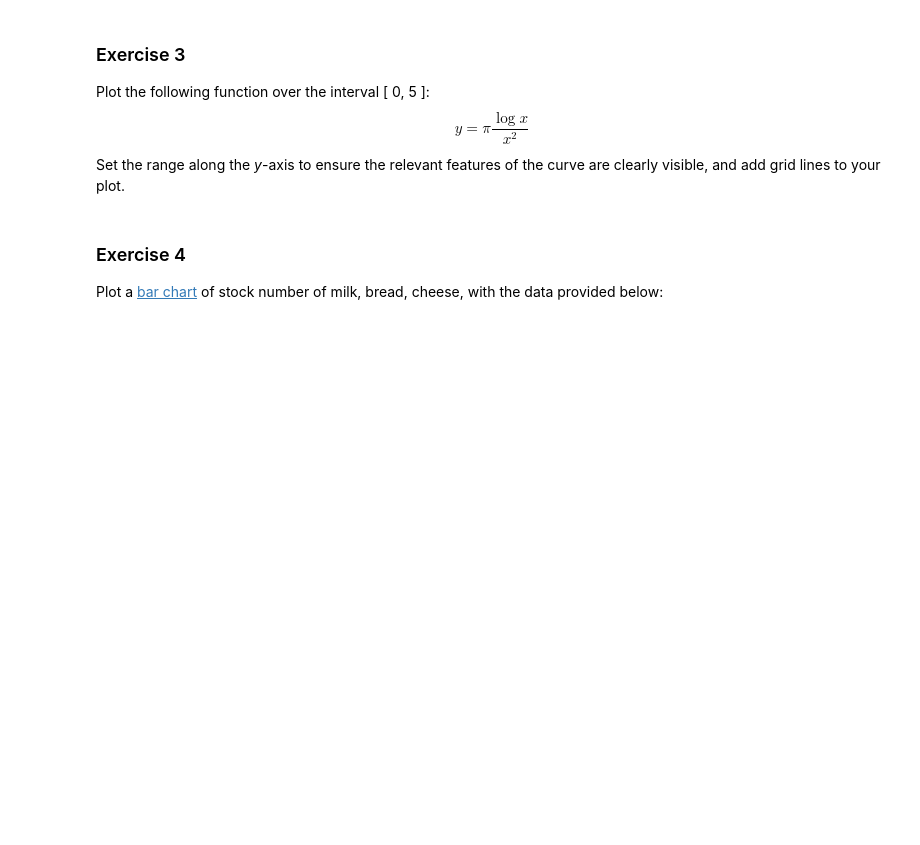
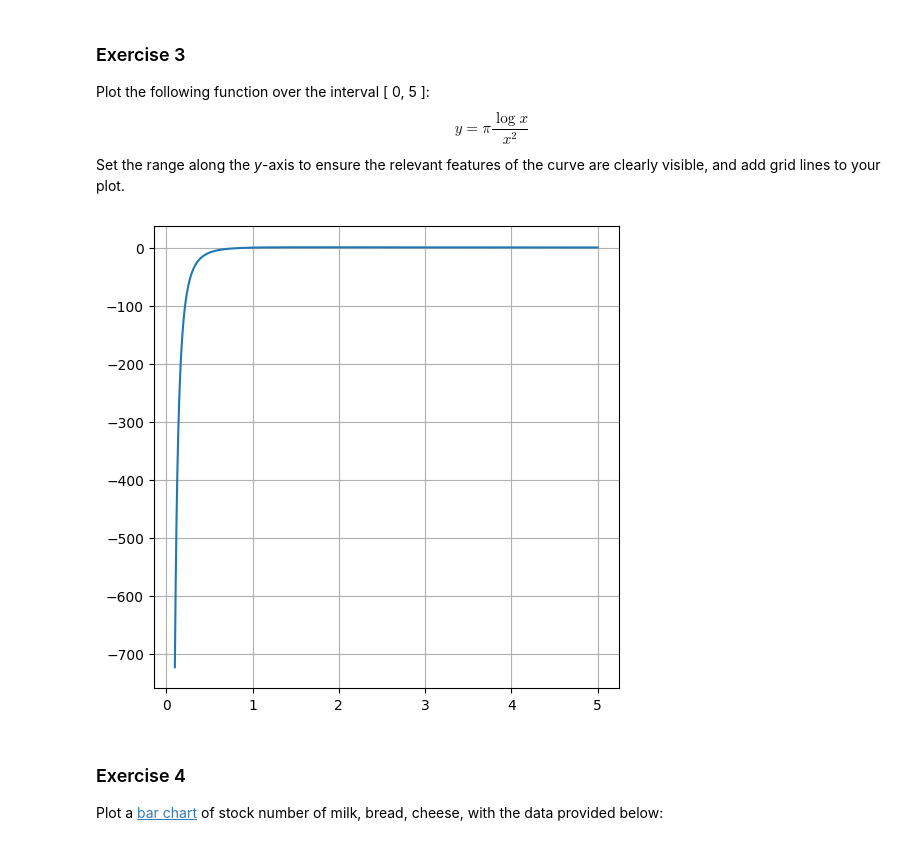
Before and after one commit to phmehta95/MedicalPhysicsMSc, a Jupyter notebook: Session_3_Numpy_Arrays_and_matplotlib.ipynb, the cells around one changed output. Saved outputs shown, nothing was run; the diff lists cells and outputs as text; code cells hidden in the pictures; blank space fills up the shorter version.

```diff
--- a/Session_3_Numpy_Arrays_and_matplotlib.ipynb
+++ b/Session_3_Numpy_Arrays_and_matplotlib.ipynb
@@ -688,3 +683,15 @@ Set the range along the *y*-axis to ensure the relevant features of the curve ar
+# %%
+def function(x):
+  return np.pi * np.log(x)/x**2
+
+
+x = np.linspace(0.1, 5, 500)
+y = function(x)
+plt.plot(x, y)
+plt.grid()
+plt.show()
+# %% [output]
+[figure, added]
 # %% [markdown]
 ### Exercise 4
 
```
Also changed, not shown: parts of 18 cells of this notebook.
